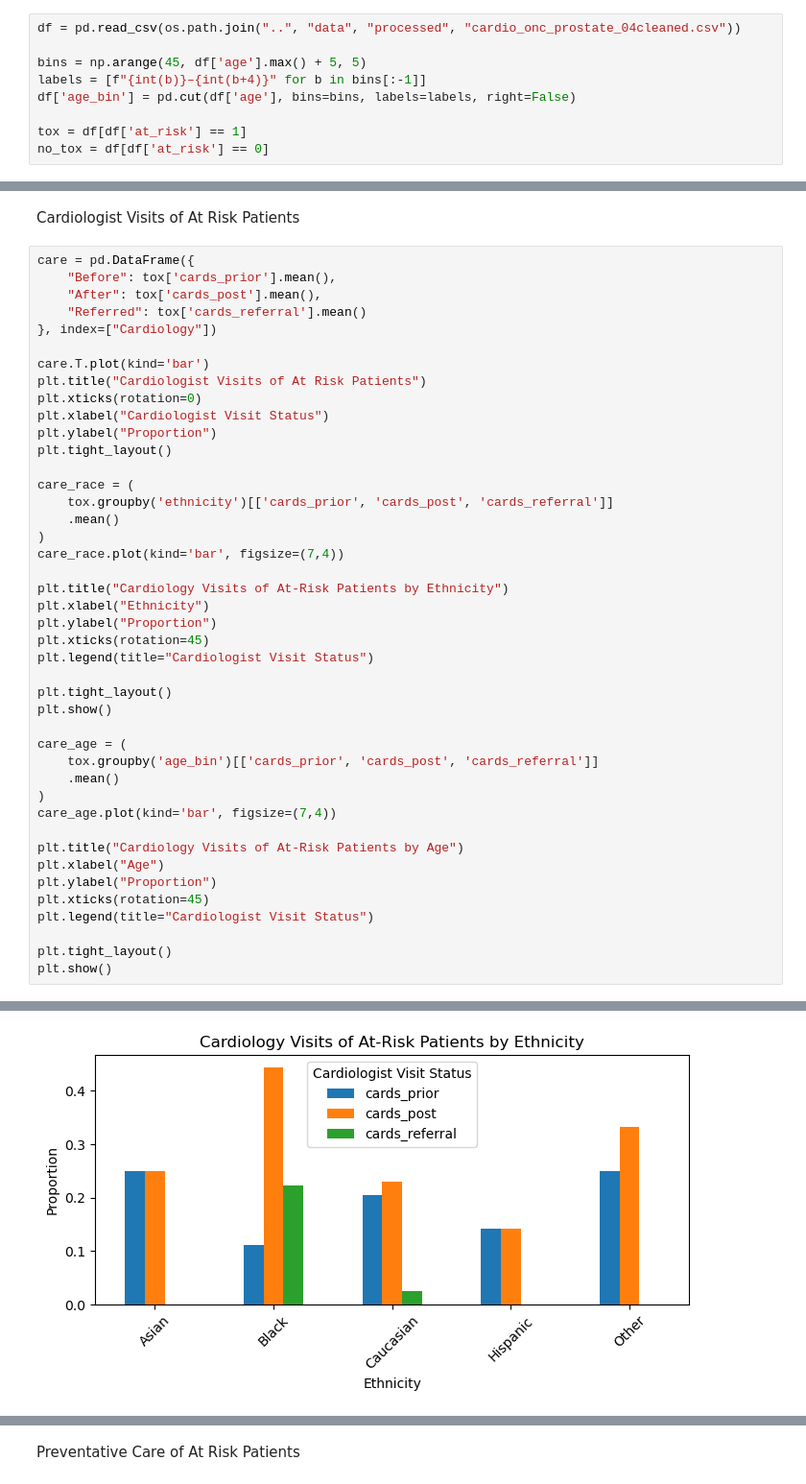
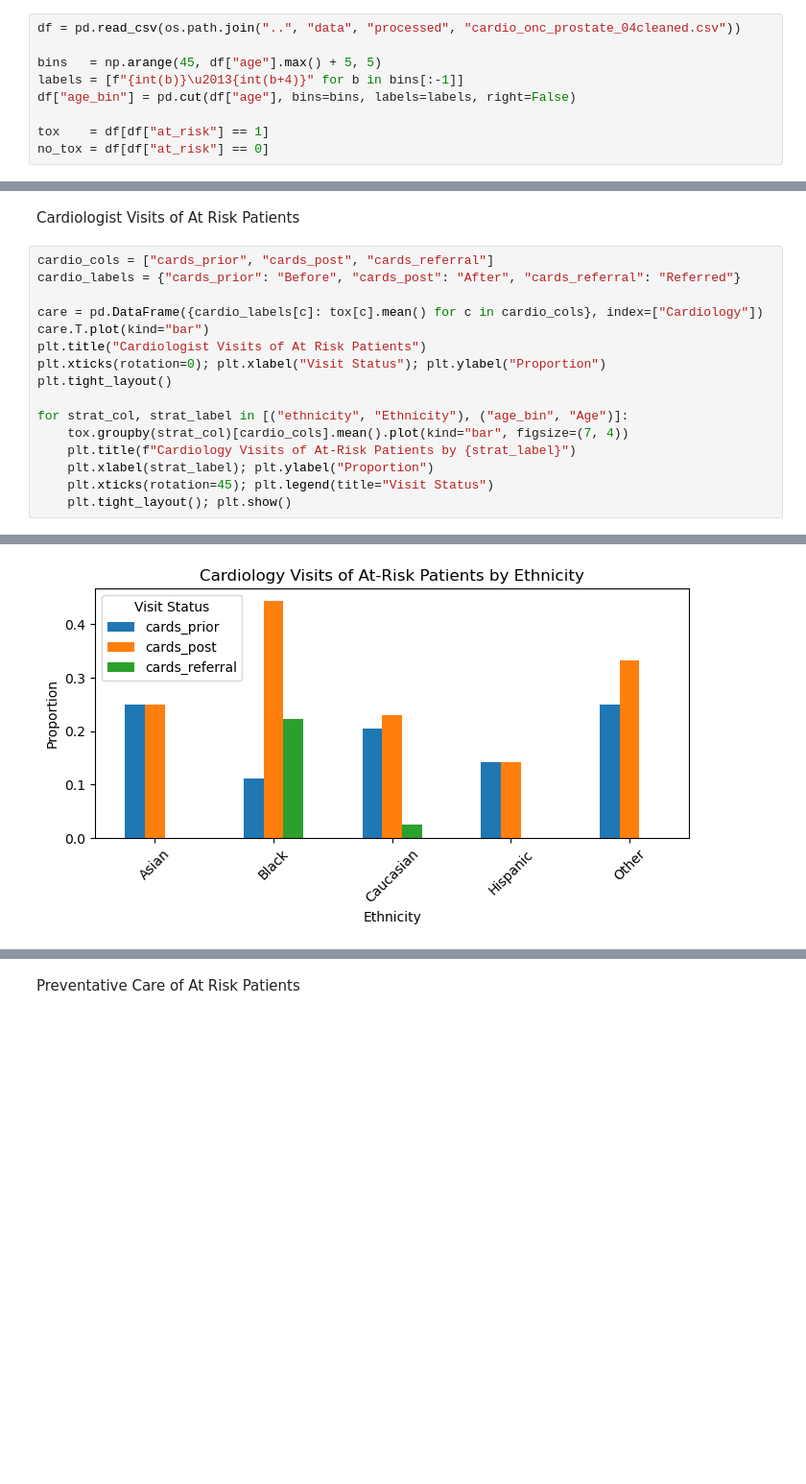
Before and after one commit to kstatham402/170A_Capstone_Project, a Jupyter notebook: notebooks/descriptive_visuals.ipynb, the cells around one changed output, grey strips where cells are left out. Shown at 96% size. Saved outputs shown, nothing was run; the diff lists cells and outputs as text; blank space fills up the shorter version.

```diff
--- a/notebooks/descriptive_visuals.ipynb
+++ b/notebooks/descriptive_visuals.ipynb
@@ -11,10 +141,10 @@ from scipy.stats import fisher_exact
 # %%
 df = pd.read_csv(os.path.join("..", "data", "processed", "cardio_onc_prostate_04cleaned.csv"))
 
-bins = np.arange(45, df['age'].max() + 5, 5)
-labels = [f"{int(b)}–{int(b+4)}" for b in bins[:-1]]
-df['age_bin'] = pd.cut(df['age'], bins=bins, labels=labels, right=False)
+bins   = np.arange(45, df["age"].max() + 5, 5)
+labels = [f"{int(b)}\u2013{int(b+4)}" for b in bins[:-1]]
+df["age_bin"] = pd.cut(df["age"], bins=bins, labels=labels, right=False)
 
-tox = df[df['at_risk'] == 1]
-no_tox = df[df['at_risk'] == 0]
+tox    = df[df["at_risk"] == 1]
+no_tox = df[df["at_risk"] == 0]
 # %% [markdown]
@@ -2180,46 +695,19 @@ plt.show()
 # %% [markdown]
 Cardiologist Visits of At Risk Patients
 # %%
-care = pd.DataFrame({
-    "Before": tox['cards_prior'].mean(),
-    "After": tox['cards_post'].mean(),
-    "Referred": tox['cards_referral'].mean()
-}, index=["Cardiology"])
+cardio_cols = ["cards_prior", "cards_post", "cards_referral"]
+cardio_labels = {"cards_prior": "Before", "cards_post": "After", "cards_referral": "Referred"}
 
-care.T.plot(kind='bar')
+care = pd.DataFrame({cardio_labels[c]: tox[c].mean() for c in cardio_cols}, index=["Cardiology"])
+care.T.plot(kind="bar")
 plt.title("Cardiologist Visits of At Risk Patients")
-plt.xticks(rotation=0)
-plt.xlabel("Cardiologist Visit Status")
-plt.ylabel("Proportion")
+plt.xticks(rotation=0); plt.xlabel("Visit Status"); plt.ylabel("Proportion")
 plt.tight_layout()
 
-care_race = (
-    tox.groupby('ethnicity')[['cards_prior', 'cards_post', 'cards_referral']]
-    .mean()
-)
-care_race.plot(kind='bar', figsize=(7,4))
-
-plt.title("Cardiology Visits of At-Risk Patients by Ethnicity")
-plt.xlabel("Ethnicity")
-plt.ylabel("Proportion")
-plt.xticks(rotation=45)
-plt.legend(title="Cardiologist Visit Status")
-
-plt.tight_layout()
-plt.show()
-
-care_age = (
-    tox.groupby('age_bin')[['cards_prior', 'cards_post', 'cards_referral']]
-    .mean()
-)
-care_age.plot(kind='bar', figsize=(7,4))
-
-plt.title("Cardiology Visits of At-Risk Patients by Age")
-plt.xlabel("Age")
-plt.ylabel("Proportion")
-plt.xticks(rotation=45)
-plt.legend(title="Cardiologist Visit Status")
-
-plt.tight_layout()
-plt.show()
+for strat_col, strat_label in [("ethnicity", "Ethnicity"), ("age_bin", "Age")]:
+    tox.groupby(strat_col)[cardio_cols].mean().plot(kind="bar", figsize=(7, 4))
+    plt.title(f"Cardiology Visits of At-Risk Patients by {strat_label}")
+    plt.xlabel(strat_label); plt.ylabel("Proportion")
+    plt.xticks(rotation=45); plt.legend(title="Visit Status")
+    plt.tight_layout(); plt.show()
 # %% [output]
@@ -2227 +715 @@ plt.show()
-[figure, old version]
+[figure, new version]
```
Also changed, not shown: parts of 93 cells of this notebook.
